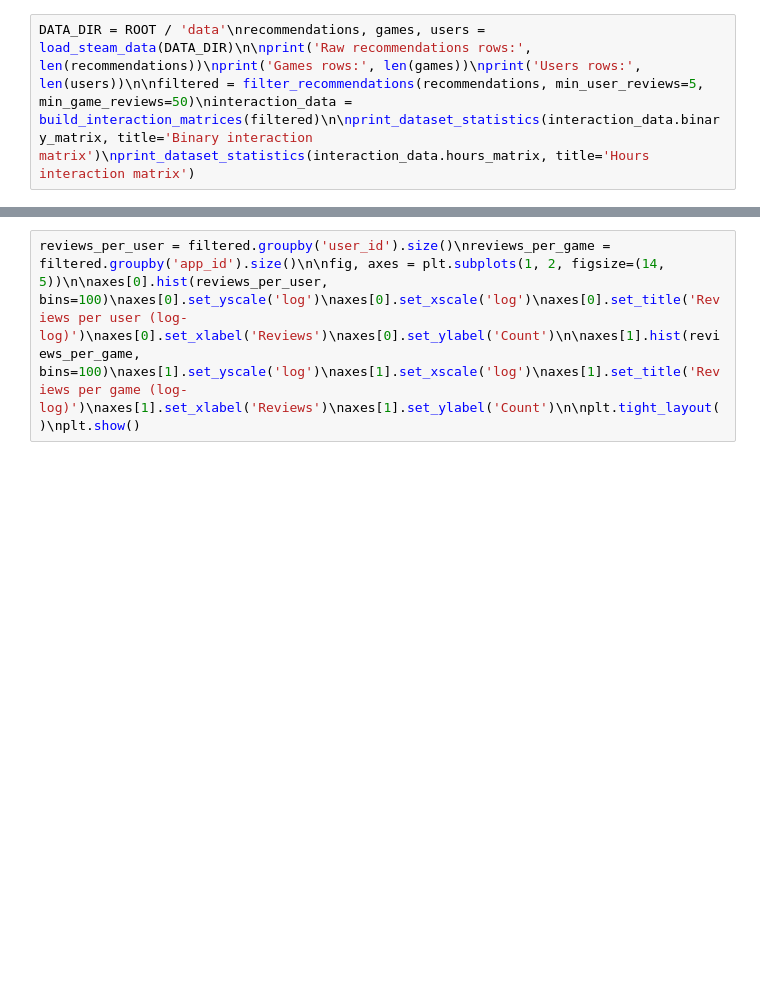
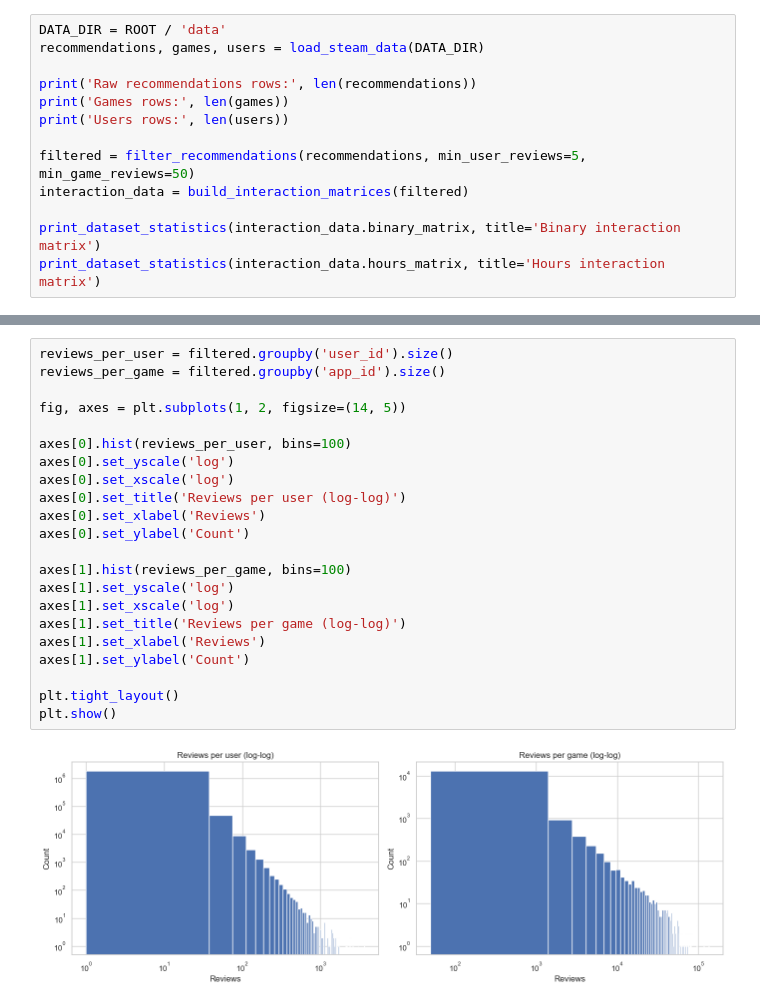
Before and after one commit to lucasloepke/steam-game-recommender, a Jupyter notebook: notebooks/eda.ipynb, the cells around one changed output, grey strips where cells are left out. Saved outputs shown, nothing was run; the diff lists cells and outputs as text; blank space fills up the shorter version.

```diff
--- a/notebooks/eda.ipynb
+++ b/notebooks/eda.ipynb
@@ -5,2 +25,13 @@ from pathlib import Path\nimport sys\n\nimport matplotlib.pyplot as plt\nimport
 # %%
-DATA_DIR = ROOT / 'data'\nrecommendations, games, users = load_steam_data(DATA_DIR)\n\nprint('Raw recommendations rows:', len(recommendations))\nprint('Games rows:', len(games))\nprint('Users rows:', len(users))\n\nfiltered = filter_recommendations(recommendations, min_user_reviews=5, min_game_reviews=50)\ninteraction_data = build_interaction_matrices(filtered)\n\nprint_dataset_statistics(interaction_data.binary_matrix, title='Binary interaction matrix')\nprint_dataset_statistics(interaction_data.hours_matrix, title='Hours interaction matrix')
+DATA_DIR = ROOT / 'data'
+recommendations, games, users = load_steam_data(DATA_DIR)
+
+print('Raw recommendations rows:', len(recommendations))
+print('Games rows:', len(games))
+print('Users rows:', len(users))
+
+filtered = filter_recommendations(recommendations, min_user_reviews=5, min_game_reviews=50)
+interaction_data = build_interaction_matrices(filtered)
+
+print_dataset_statistics(interaction_data.binary_matrix, title='Binary interaction matrix')
+print_dataset_statistics(interaction_data.hours_matrix, title='Hours interaction matrix')
@@ -7,3 +53,25 @@ DATA_DIR = ROOT / 'data'\nrecommendations, games, users = load_steam_data(DATA_D
 # %%
-reviews_per_user = filtered.groupby('user_id').size()\nreviews_per_game = filtered.groupby('app_id').size()\n\nfig, axes = plt.subplots(1, 2, figsize=(14, 5))\n\naxes[0].hist(reviews_per_user, bins=100)\naxes[0].set_yscale('log')\naxes[0].set_xscale('log')\naxes[0].set_title('Reviews per user (log-log)')\naxes[0].set_xlabel('Reviews')\naxes[0].set_ylabel('Count')\n\naxes[1].hist(reviews_per_game, bins=100)\naxes[1].set_yscale('log')\naxes[1].set_xscale('log')\naxes[1].set_title('Reviews per game (log-log)')\naxes[1].set_xlabel('Reviews')\naxes[1].set_ylabel('Count')\n\nplt.tight_layout()\nplt.show()
+reviews_per_user = filtered.groupby('user_id').size()
+reviews_per_game = filtered.groupby('app_id').size()
+
+fig, axes = plt.subplots(1, 2, figsize=(14, 5))
+
+axes[0].hist(reviews_per_user, bins=100)
+axes[0].set_yscale('log')
+axes[0].set_xscale('log')
+axes[0].set_title('Reviews per user (log-log)')
+axes[0].set_xlabel('Reviews')
+axes[0].set_ylabel('Count')
+
+axes[1].hist(reviews_per_game, bins=100)
+axes[1].set_yscale('log')
+axes[1].set_xscale('log')
+axes[1].set_title('Reviews per game (log-log)')
+axes[1].set_xlabel('Reviews')
+axes[1].set_ylabel('Count')
+
+plt.tight_layout()
+plt.show()
+# %% [output]
+[figure, added]
 # %%
```
Also changed, not shown: parts of 5 cells of this notebook, 9 other files.
